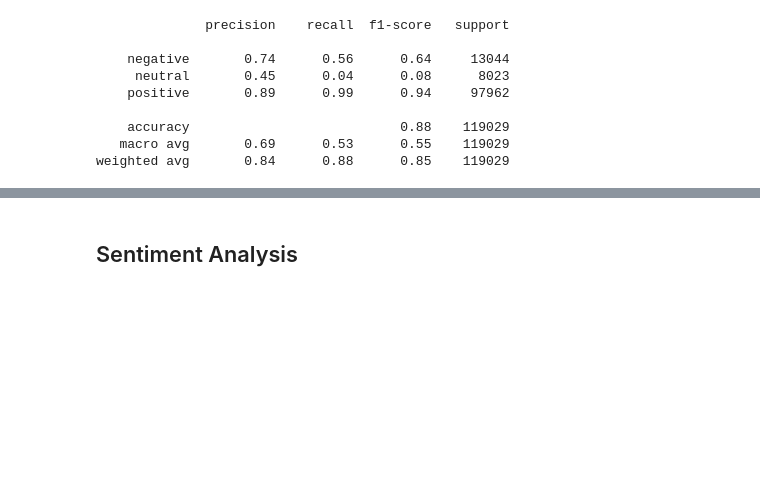
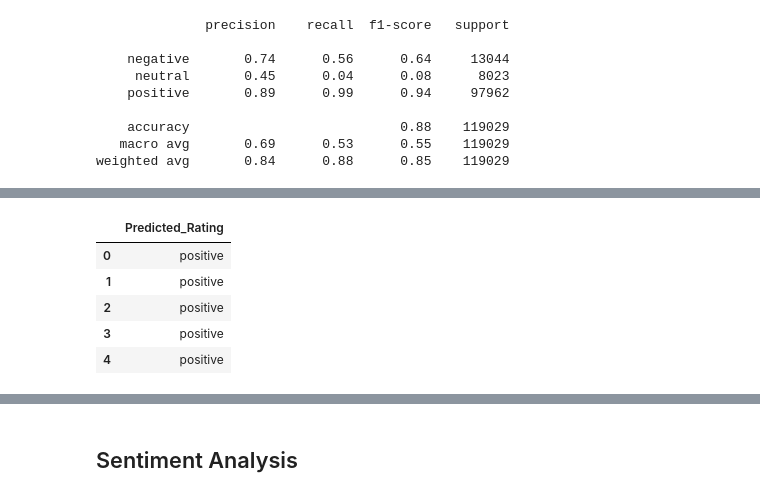
Before and after one commit to nancyletranx3/Amazon-Product-Reviews, a Jupyter notebook: AZ Project.ipynb, the cells around one changed output, grey strips where cells are left out. Drawn from its saved outputs; the diff is of its cells as text; code cells hidden in the pictures; blank space fills up the shorter version.

```diff
--- a/AZ Project.ipynb
+++ b/AZ Project.ipynb
@@ -1283,0 +1277,12 @@ weighted avg       0.84      0.88      0.85    119029
+# %%
+# Turn it to a dataframe then rename the column
+y_test_pred = pd.DataFrame(y_test_pred)
+y_test_pred.rename(columns = {0: "Predicted_Rating"}, inplace = True)
+y_test_pred.head()
+# %% [output]
+|  | Predicted_Rating |
+| 0 | positive |
+| 1 | positive |
+| 2 | positive |
+| 3 | positive |
+| 4 | positive |
```
Also changed, not shown: parts of 38 cells of this notebook.
